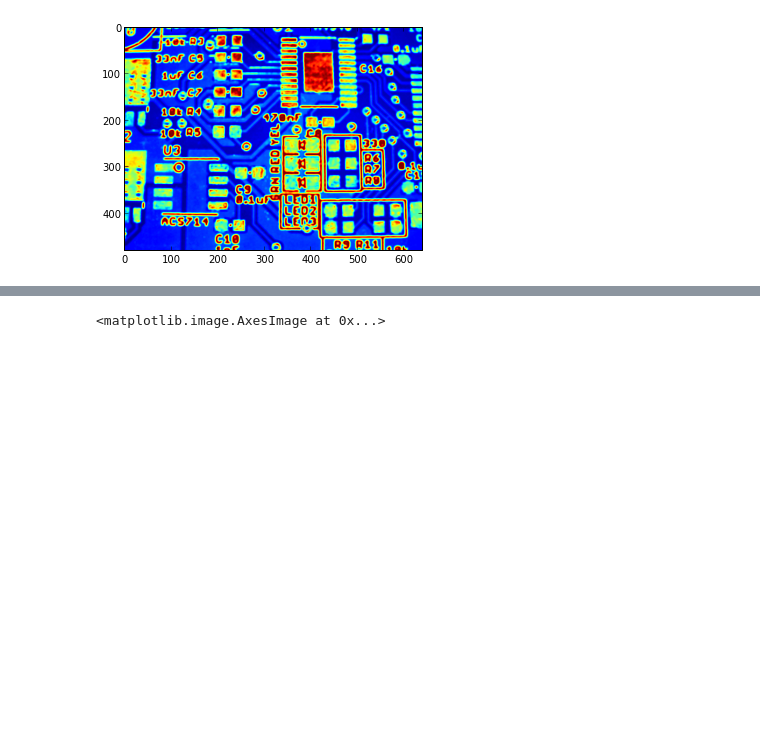
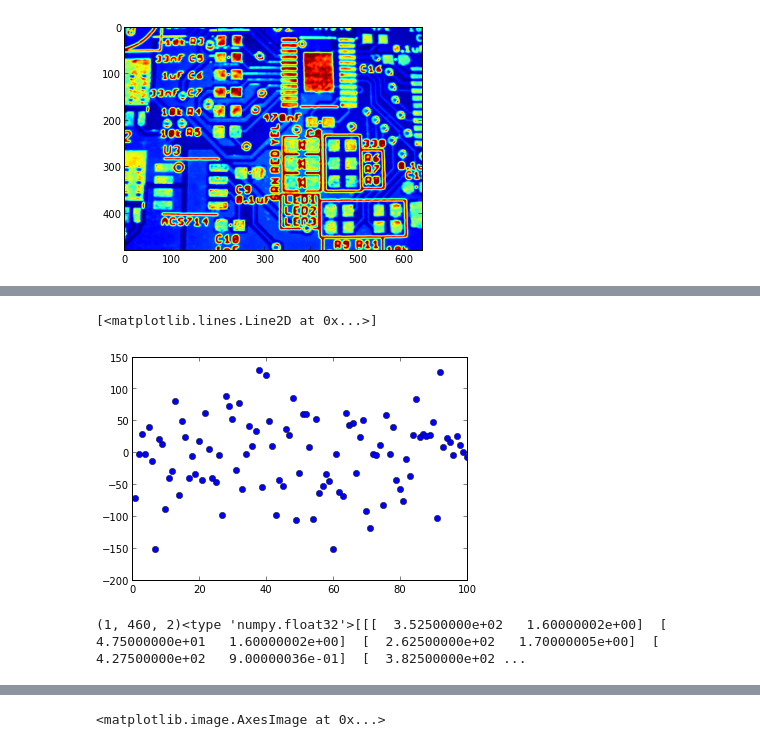
Before and after one commit to andrewjchen/pnp, a Jupyter notebook: notebook/tracker.ipynb, the cells around one changed output, grey strips where cells are left out. Cells and saved outputs as stored; diff of their text form; code cells hidden in the pictures; blank space fills up the shorter version.

```diff
--- a/notebook/tracker.ipynb
+++ b/notebook/tracker.ipynb
@@ -14,0 +29,9 @@ blurred = cv2.GaussianBlur(image, (5,5), 3)plt.imshow(blurred)
+# %%
+x = arange(1, 101)y = np.random.normal(0, 60, 100)plt.plot(x, y, "o")
+# %% [output]
+[<matplotlib.lines.Line2D at 0x...>]
+[figure, added]
+# %%
+lines = cv2.HoughLines(                       adaptiveThres,                       5,                       .1,                       10)print lines.shapeprint type(lines[0][0][0])print lines
+# %% [output]
+(1, 460, 2)<type 'numpy.float32'>[[[  3.52500000e+02   1.60000002e+00]  [  4.75000000e+01   1.60000002e+00]  [  2.62500000e+02   1.70000005e+00]  [  4.27500000e+02   9.00000036e-01]  [  3.82500000e+02 ...
```
Also changed, not shown: parts of 18 cells of this notebook.
